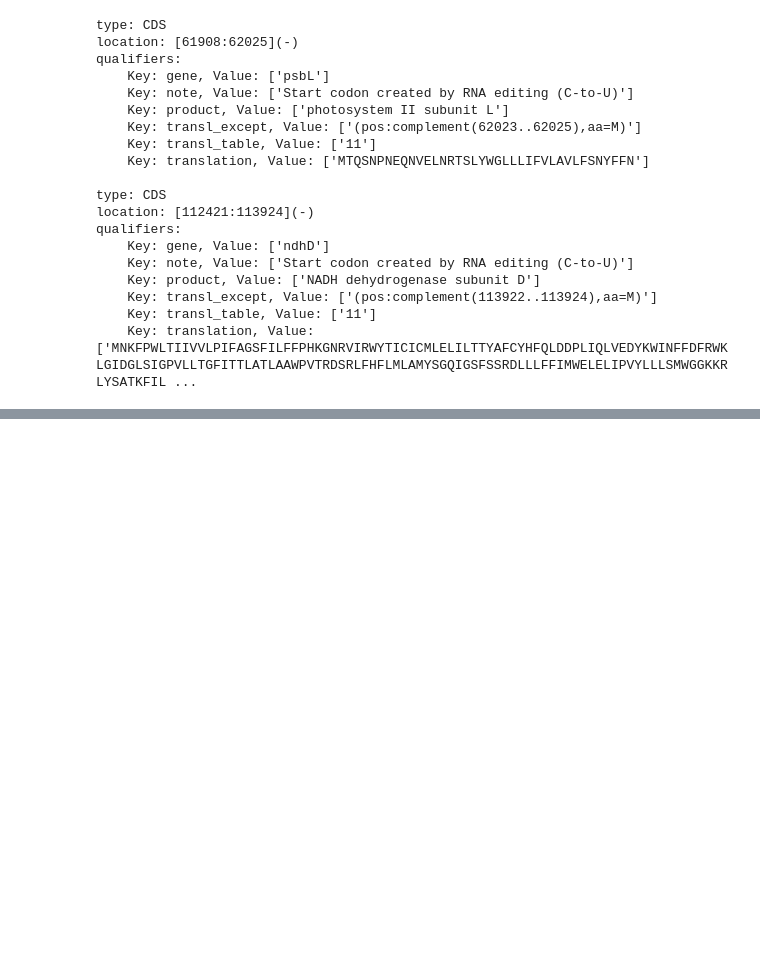
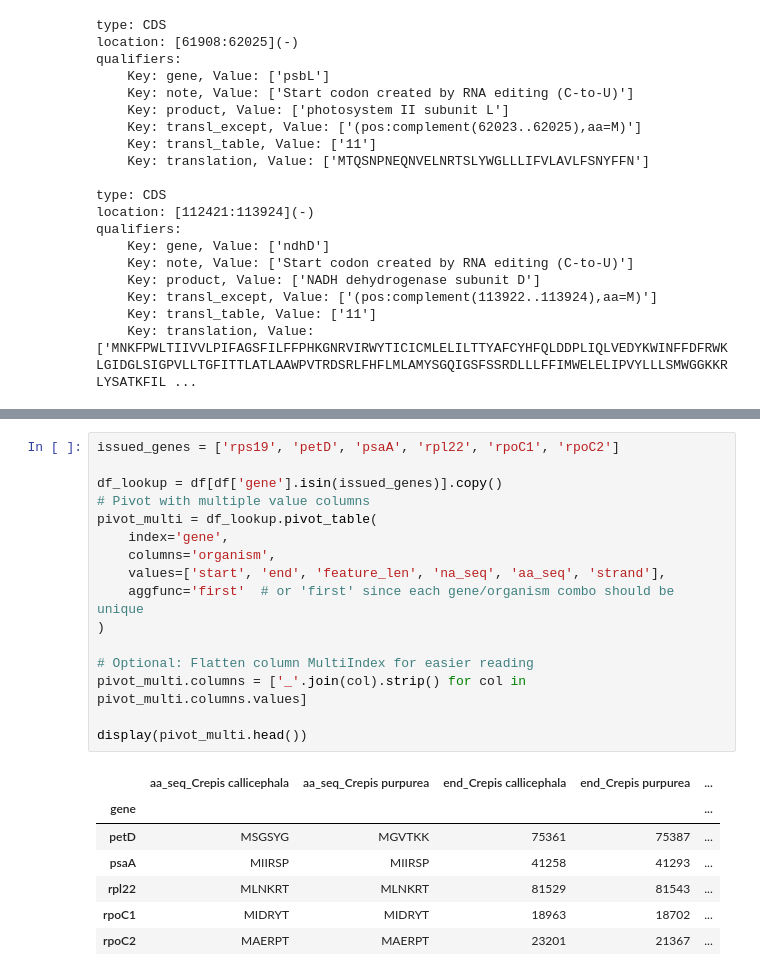
Before and after one commit to asan-emirsaleh/plastome_postprocessing, a Jupyter notebook: troubleshoot_cp.ipynb, the cells around one changed output, grey strips where cells are left out. Cells and saved outputs as stored; diff of their text form; blank space fills up the shorter version.

```diff
--- a/troubleshoot_cp.ipynb
+++ b/troubleshoot_cp.ipynb
@@ -348,0 +515,24 @@ qualifiers:
+# %%
+issued_genes = ['rps19', 'petD', 'psaA', 'rpl22', 'rpoC1', 'rpoC2']
+
+df_lookup = df[df['gene'].isin(issued_genes)].copy()
+# Pivot with multiple value columns
+pivot_multi = df_lookup.pivot_table(
+    index='gene',
+    columns='organism',
+    values=['start', 'end', 'feature_len', 'na_seq', 'aa_seq', 'strand'],
+    aggfunc='first'  # or 'first' since each gene/organism combo should be unique
+)
+
+# Optional: Flatten column MultiIndex for easier reading
+pivot_multi.columns = ['_'.join(col).strip() for col in pivot_multi.columns.values]
+
+display(pivot_multi.head())
+# %% [output]
+|  | aa_seq_Crepis callicephala | aa_seq_Crepis purpurea | end_Crepis callicephala | end_Crepis purpurea | ... |
+| gene |  |  |  |  | ... |
+| petD | MSGSYG | MGVTKK | 75361 | 75387 | ... |
+| psaA | MIIRSP | MIIRSP | 41258 | 41293 | ... |
+| rpl22 | MLNKRT | MLNKRT | 81529 | 81543 | ... |
+| rpoC1 | MIDRYT | MIDRYT | 18963 | 18702 | ... |
+| rpoC2 | MAERPT | MAERPT | 23201 | 21367 | ... |
```
Also changed, not shown: parts of 10 cells of this notebook.
